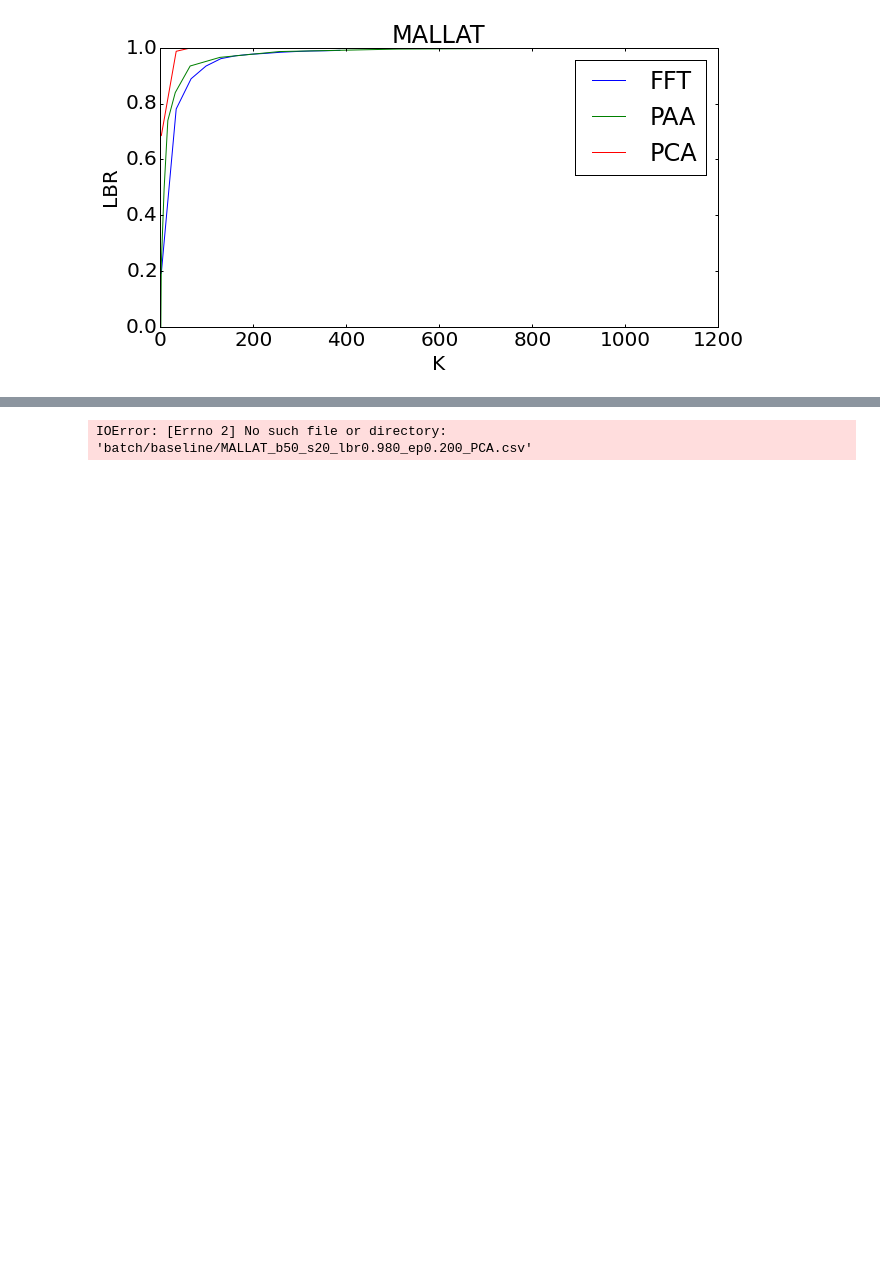
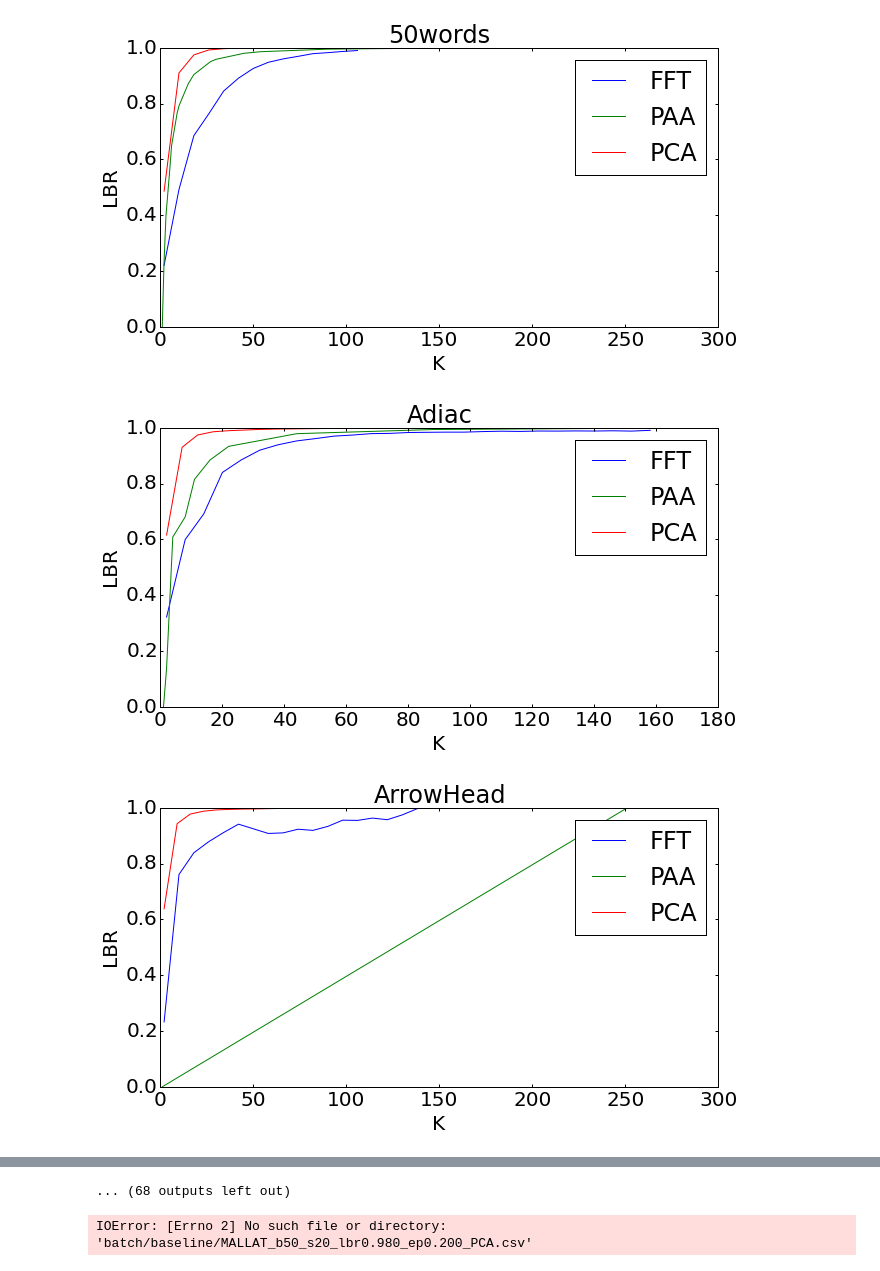
Before and after one commit to sahaana/macrobase, a Jupyter notebook: contrib/src/main/java/macrobase/analysis/stats/optimizer/experiments/plot_baselines.ipynb, the cells around one changed output, grey strips where cells are left out. Cells and saved outputs as stored; diff of their text form; code cells hidden in the pictures; blank space fills up the shorter version.

```diff
--- a/contrib/src/main/java/macrobase/analysis/stats/optimizer/experiments/plot_baselines.ipynb
+++ b/contrib/src/main/java/macrobase/analysis/stats/optimizer/experiments/plot_baselines.ipynb
@@ -53,22 +53,24 @@ plt.rcParams['ytick.major.width'] = 1
 plt.rcParams['ytick.minor.width'] = 1
 # %%
 mapping = ["MALLAT"]#["CinC", "Two", "ElectricDevices", "ECG5000", "Computers" ]
-for f in mapping:
+for f in datasets:
     plt.figure()
     plt.hold(True)
     for method in methods:
         file_name = get_filename(f, method, lbr)
         try:
             data = np.loadtxt(file_name, delimiter=',')
             sorted_data = data[np.argsort(data[:,0])]
             plt.ylim((0,1.00))
             plt.plot(sorted_data[:,0],sorted_data[:,1], label=method)
             plt.title(f)
             plt.xlabel("K")
             plt.ylabel("LBR")
         except IOError:
             pass
     plt.legend()
     plt.show()
 # %% [output]
-[figure, old version]
+[figure, new version]
+[figure, added]
+[figure, added]
@@ -75,3 +86,4 @@ for f in mapping:
+... (68 outputs left out)
 # %%
 data = np.loadtxt(file_name, delimiter=',')
 # %% [output]
```
Also changed, not shown: parts of 1 cell of this notebook, 7 other files.
